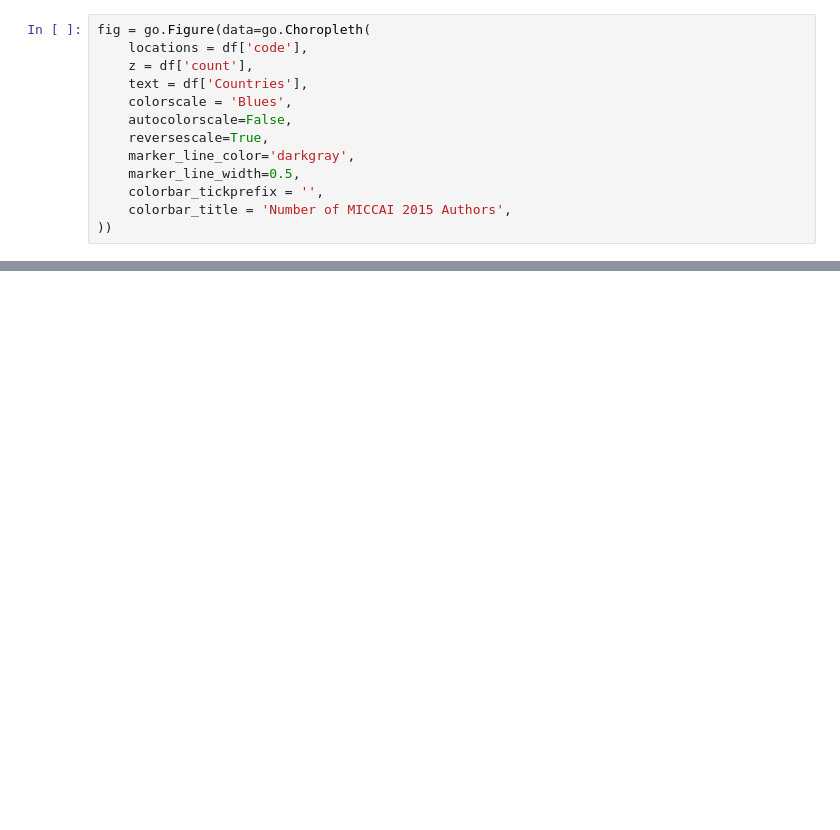
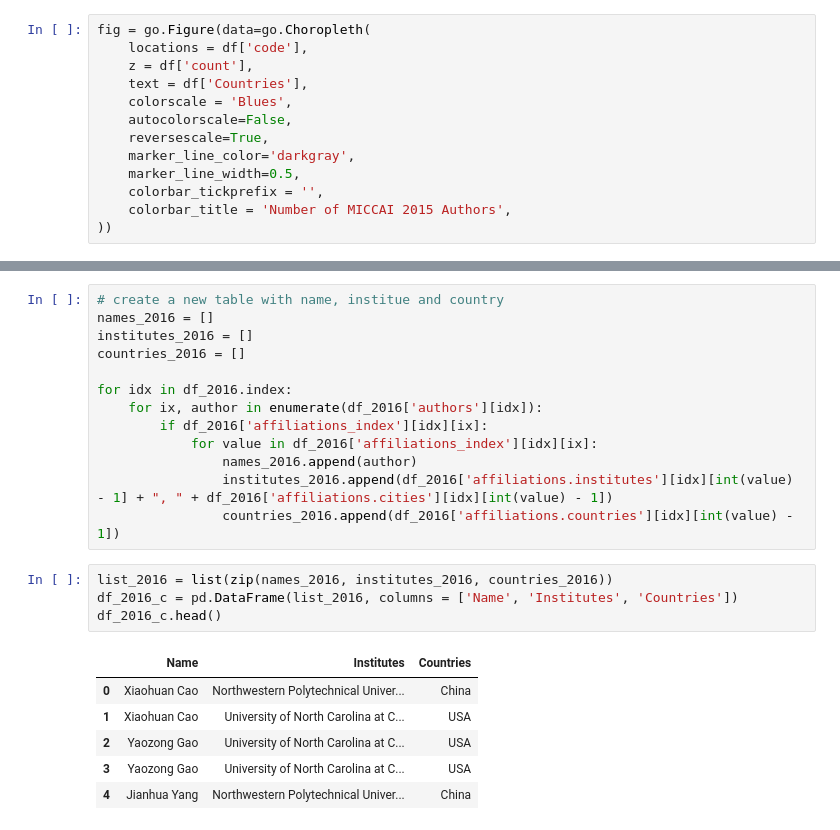
Before and after one commit to v15hv4/MICCAI-Geographical-Diversity-Dataset, a Jupyter notebook: countries_list.ipynb, the cells around one changed output, grey strips where cells are left out. Drawn from its saved outputs; the diff is of its cells as text; blank space fills up the shorter version.

```diff
--- a/countries_list.ipynb
+++ b/countries_list.ipynb
@@ -227,0 +246,24 @@ fig.show()
+# %%
+# create a new table with name, institue and country
+names_2016 = []
+institutes_2016 = []
+countries_2016 = []
+
+for idx in df_2016.index:
+    for ix, author in enumerate(df_2016['authors'][idx]):
+        if df_2016['affiliations_index'][idx][ix]:
+            for value in df_2016['affiliations_index'][idx][ix]:
+                names_2016.append(author)
+                institutes_2016.append(df_2016['affiliations.institutes'][idx][int(value) - 1] + ", " + df_2016['affiliations.cities'][idx][int(value) - 1])
+                countries_2016.append(df_2016['affiliations.countries'][idx][int(value) - 1])
+# %%
+list_2016 = list(zip(names_2016, institutes_2016, countries_2016))
+df_2016_c = pd.DataFrame(list_2016, columns = ['Name', 'Institutes', 'Countries'])
+df_2016_c.head()
+# %% [output]
+|  | Name | Institutes | Countries |
+| 0 | Xiaohuan Cao | Northwestern Polytechnical Univer... | China |
+| 1 | Xiaohuan Cao | University of North Carolina at C... | USA |
+| 2 | Yaozong Gao | University of North Carolina at C... | USA |
+| 3 | Yaozong Gao | University of North Carolina at C... | USA |
+| 4 | Jianhua Yang | Northwestern Polytechnical Univer... | China |
```
Also changed, not shown: parts of 23 cells of this notebook.
